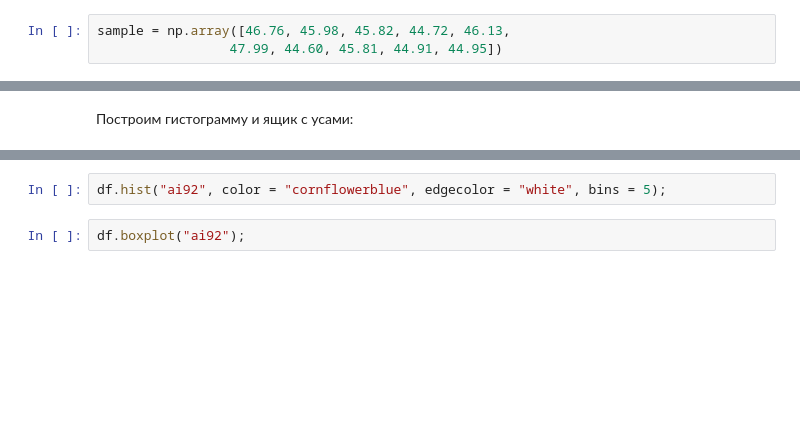
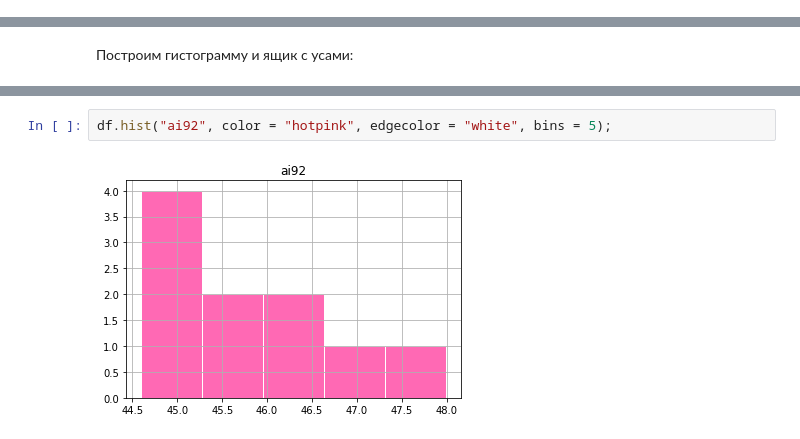
Before and after one commit to allatambov/IntroProbStat2024, a Jupyter notebook: stats-practice01-01.ipynb, the cells around one changed output, grey strips where cells are left out. Drawn from its saved outputs; the diff is of its cells as text; blank space fills up the shorter version.

```diff
--- a/stats-practice01-01.ipynb
+++ b/stats-practice01-01.ipynb
@@ -105,6 +259,3 @@ regions = np.array(["Республика Алтай", "Республика
            "Омская область", "Томская область"])
 # %% [markdown]
 Вспомним, какая у нас была выборка:
-# %%
-sample = np.array([46.76, 45.98, 45.82, 44.72, 46.13,
-                 47.99, 44.60, 45.81, 44.91, 44.95])
@@ -133,4 +388,4 @@ print(df["ai92"].quantile(0.75))
 # %%
-df.hist("ai92", color = "cornflowerblue", edgecolor = "white", bins = 5);
+df.hist("ai92", color = "hotpink", edgecolor = "white", bins = 5);
+# %% [output]
+[figure, added]
-# %%
-df.boxplot("ai92");
```
Also changed, not shown: parts of 68 cells of this notebook.
